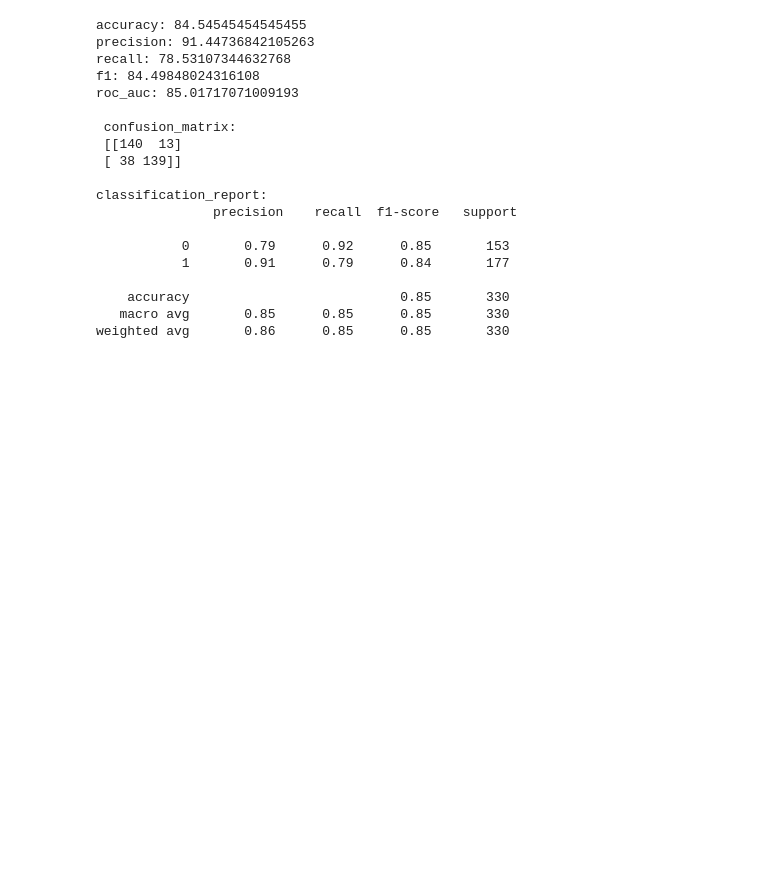
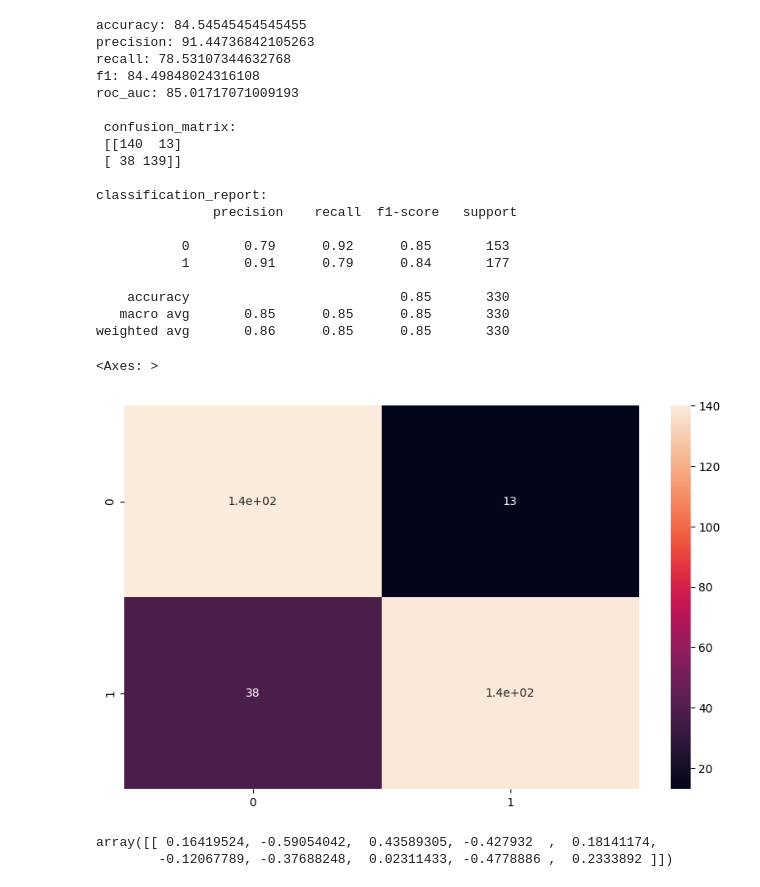
Before and after one commit to Ashok-Prajapati2/Machine-Learning, a Jupyter notebook: logistic-reg.ipynb, the cells around one changed output. Saved outputs shown, nothing was run; the diff lists cells and outputs as text; code cells hidden in the pictures; blank space fills up the shorter version.

```diff
--- a/logistic-reg.ipynb
+++ b/logistic-reg.ipynb
@@ -86,3 +86,14 @@ classification_report:
     accuracy                           0.85       330
    macro avg       0.85      0.85      0.85       330
 weighted avg       0.86      0.85      0.85       330
+# %%
+plt.figure(figsize=(10, 6))
+sns.heatmap(lr.confusion_matrix, annot=True)
+# %% [output]
+<Axes: >
+[figure, added]
+# %%
+lr.coef_
+# %% [output]
+array([[ 0.16419524, -0.59054042,  0.43589305, -0.427932  ,  0.18141174,
+        -0.12067789, -0.37688248,  0.02311433, -0.4778886 ,  0.2333892 ]])
```
Also changed, not shown: parts of 1 cell of this notebook.
